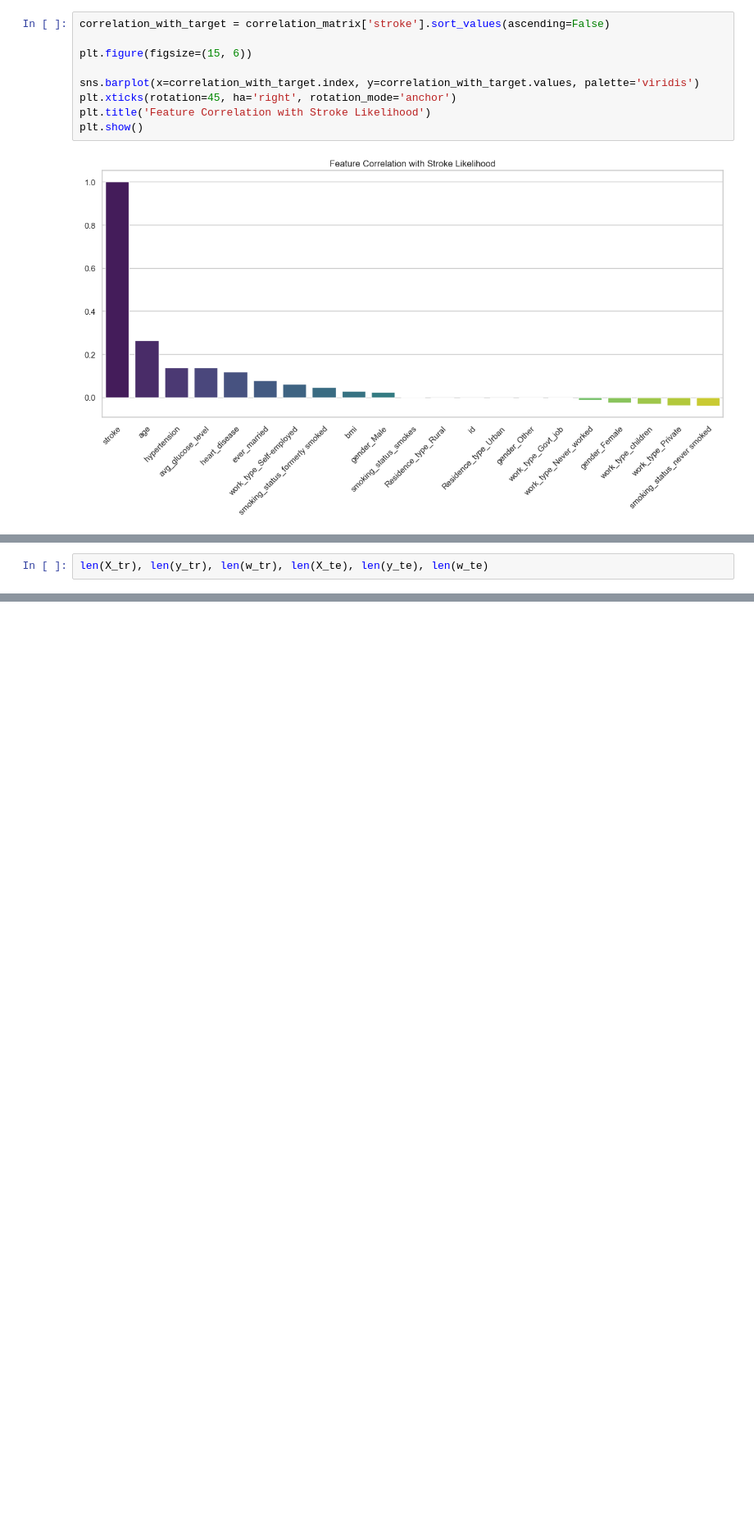
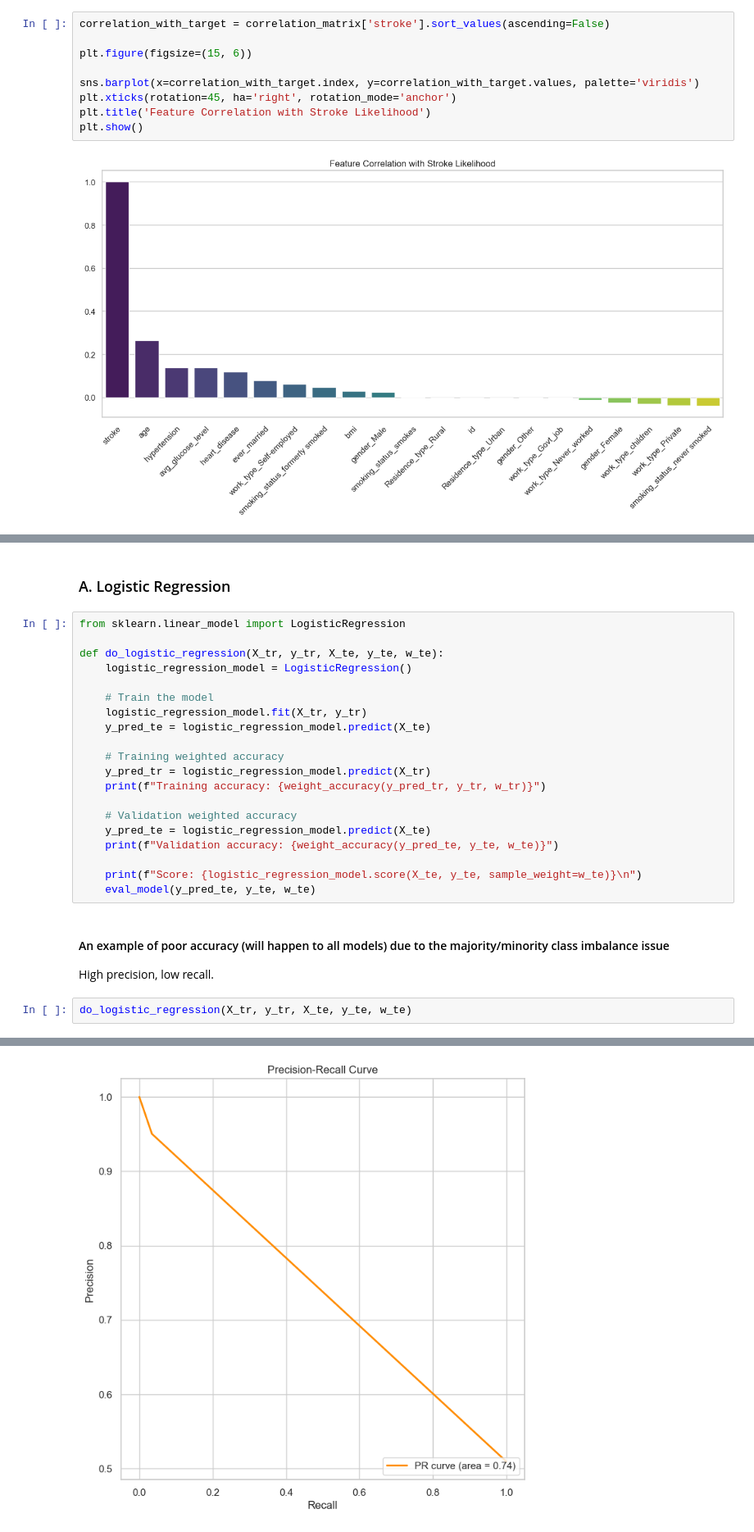
Before and after one commit to briannlin/184a_stroke_prediction, a Jupyter notebook: stroke_prediction.ipynb, the cells around one changed output, grey strips where cells are left out. Shown: that part at 82% size. Saved outputs shown, nothing was run; the diff lists cells and outputs as text; blank space fills up the shorter version.

```diff
--- a/stroke_prediction.ipynb
+++ b/stroke_prediction.ipynb
@@ -272,3 +334,29 @@ print(df.head())
+# %% [markdown]
+### A. Logistic Regression
+# %%
+from sklearn.linear_model import LogisticRegression
+
+def do_logistic_regression(X_tr, y_tr, X_te, y_te, w_te):
+    logistic_regression_model = LogisticRegression()
+
+    # Train the model
+    logistic_regression_model.fit(X_tr, y_tr)
+    y_pred_te = logistic_regression_model.predict(X_te)
+
+    # Training weighted accuracy
+    y_pred_tr = logistic_regression_model.predict(X_tr)
+    print(f"Training accuracy: {weight_accuracy(y_pred_tr, y_tr, w_tr)}")
+
+    # Validation weighted accuracy
+    y_pred_te = logistic_regression_model.predict(X_te)
+    print(f"Validation accuracy: {weight_accuracy(y_pred_te, y_te, w_te)}")
+
+    print(f"Score: {logistic_regression_model.score(X_te, y_te, sample_weight=w_te)}\n")
+    eval_model(y_pred_te, y_te, w_te)
+# %% [markdown]
+#### An example of poor accuracy (will happen to all models) due to the majority/minority class imbalance issue
+
+High precision, low recall.
 # %%
-len(X_tr), len(y_tr), len(w_tr), len(X_te), len(y_te), len(w_te)
+do_logistic_regression(X_tr, y_tr, X_te, y_te, w_te)
 # %% [output]
@@ -275,0 +380 @@ len(X_tr), len(y_tr), len(w_tr), len(X_te), len(y_te), len(w_te)
+[figure, added]
```
Also changed, not shown: parts of 12 cells of this notebook.
